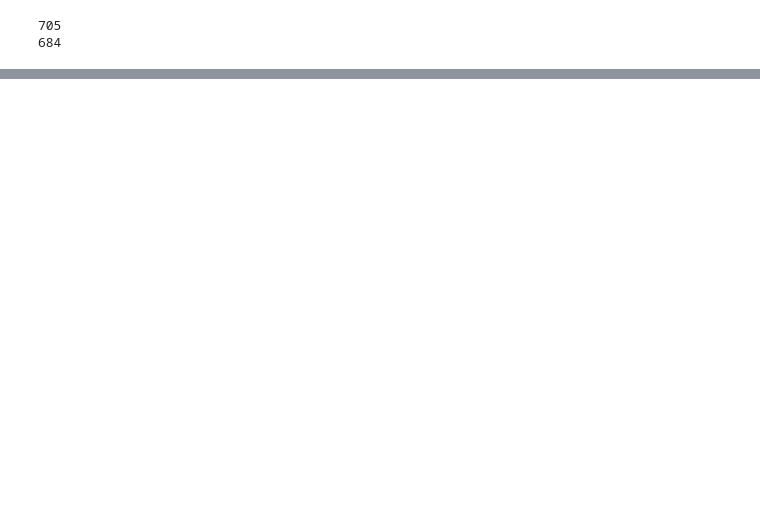
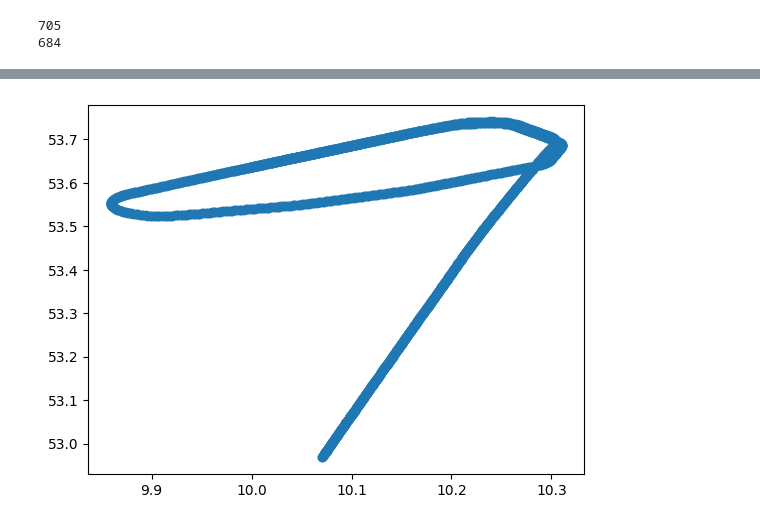
Before and after one commit to tobbensol/masters-thesis, a Jupyter notebook: cyclic_dataset_exploration.ipynb, the cells around one changed output, grey strips where cells are left out. Saved outputs shown, nothing was run; the diff lists cells and outputs as text; code cells hidden in the pictures; blank space fills up the shorter version.

```diff
--- a/cyclic_dataset_exploration.ipynb
+++ b/cyclic_dataset_exploration.ipynb
@@ -87,0 +98,5 @@ fig.set_figwidth(6)
+# %%
+fig = plt.scatter(points[:, 1], points[:, 0])
+plt.show()
+# %% [output]
+[figure, added]
```
Also changed, not shown: parts of 6 cells of this notebook, 2 other files.
